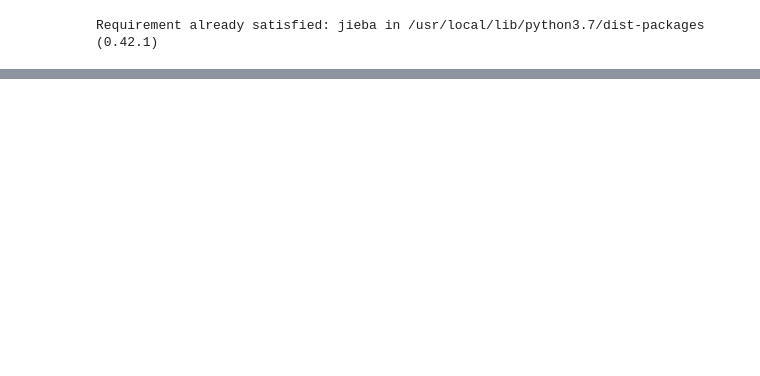
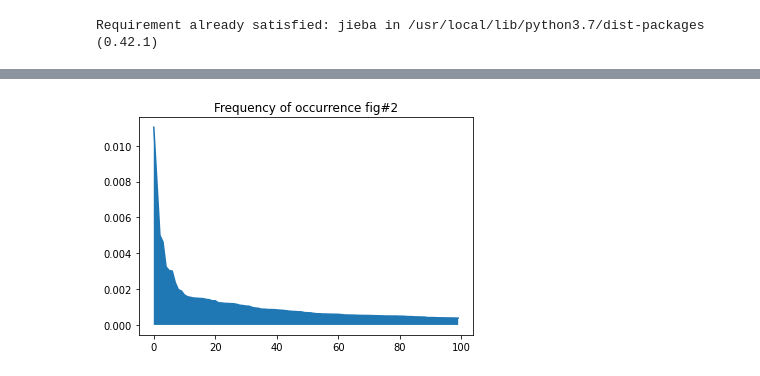
Before and after one commit to fakiis/Natural_Language_Processing_Summer_2021, a Jupyter notebook: NLP_HW1.ipynb, the cells around one changed output, grey strips where cells are left out. Cells and saved outputs as stored; diff of their text form; code cells hidden in the pictures; blank space fills up the shorter version.

```diff
--- a/NLP_HW1.ipynb
+++ b/NLP_HW1.ipynb
@@ -18,0 +64,11 @@ print(tags)
+# %%
+import math
+import numpy as np
+from matplotlib import pyplot as plt
+
+def c_tf(list,n):
+  tf=list/float(n)
+  return tf
+def c_idf(list,x):
+  idf=math.log(float(x)/list)
+  return idf
@@ -18,0 +108,11 @@ print(tags)
+# %%
+ys = [c_tf(c.most_common(100)[i][1],e) for i in range(100)]
+x = [x for x in range(len(ys))]
+
+plt.plot(x, ys, '-')
+plt.fill_between(x, ys)
+
+plt.title("Frequency of occurrence fig#2")
+plt.show()
+# %% [output]
+[figure, added]
```
Also changed, not shown: parts of 5 cells of this notebook.
